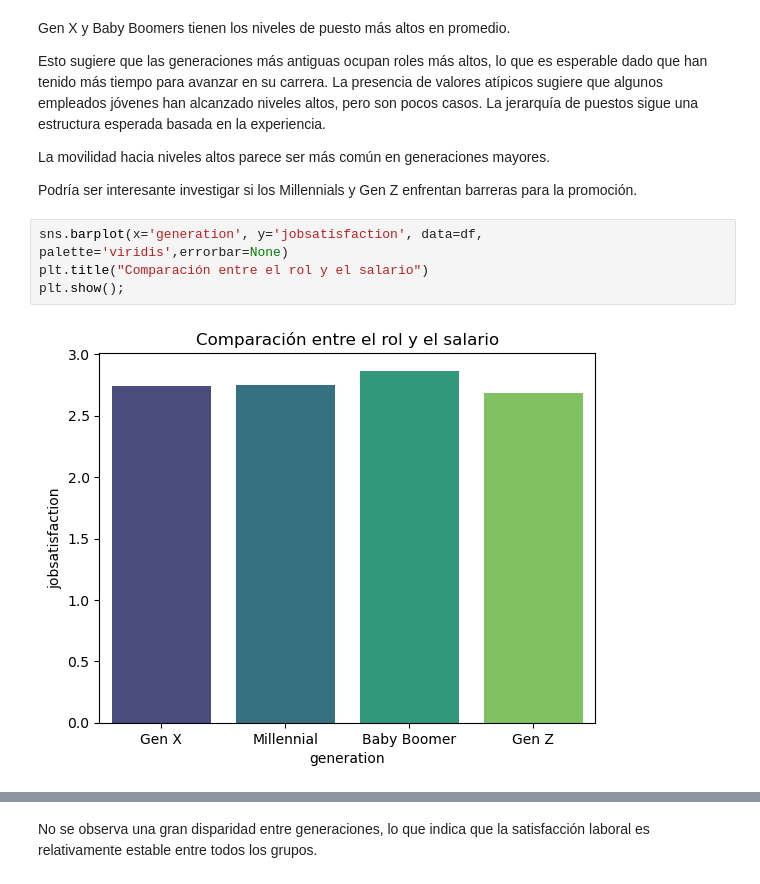
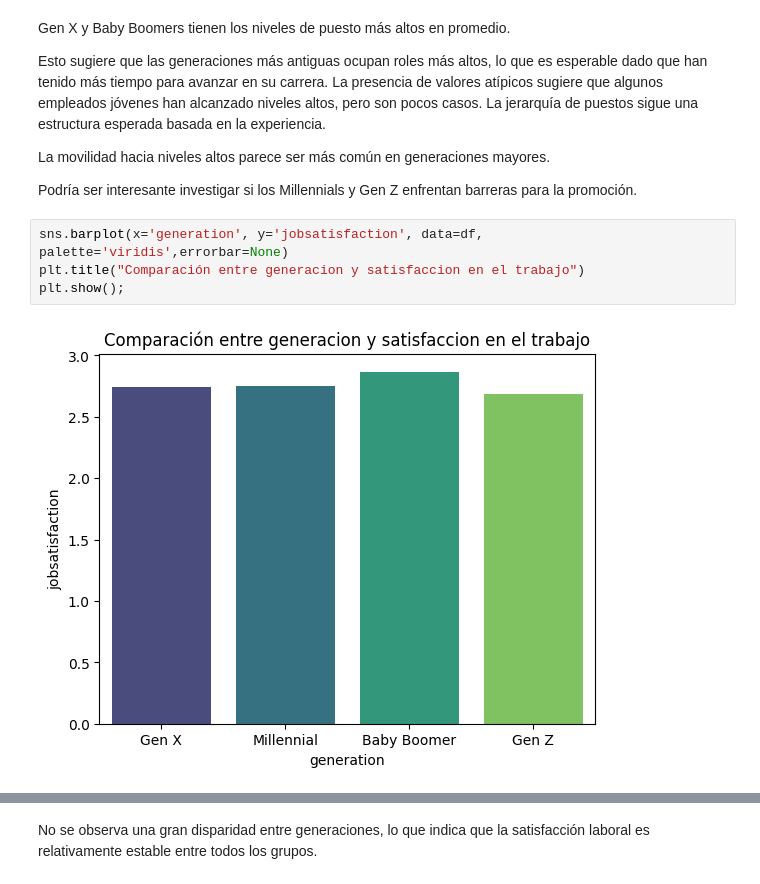
Before and after one commit to NuriaSalasVazquez/project-da-promo-49-modulo-3-team-4, a Jupyter notebook: EDA.ipynb, the cells around one changed output, grey strips where cells are left out. Drawn from its saved outputs; the diff is of its cells as text.

```diff
--- a/EDA.ipynb
+++ b/EDA.ipynb
@@ -602,10 +626,10 @@ La movilidad hacia niveles altos parece ser más común en generaciones mayores.
 Podría ser interesante investigar si los Millennials y Gen Z enfrentan barreras para la promoción.
 # %%
 sns.barplot(x='generation', y='jobsatisfaction', data=df, palette='viridis',errorbar=None)
-plt.title("Comparación entre el rol y el salario")
+plt.title("Comparación entre generacion y satisfaccion en el trabajo")
 plt.show();
 # %% [output]
-[figure, old version]
+[figure, new version]
 # %%
 # Crear una figura con dos subgráficos
 fig, axes = plt.subplots(1, 2, figsize=(12, 5))
```
Also changed, not shown: parts of 38 cells of this notebook.
